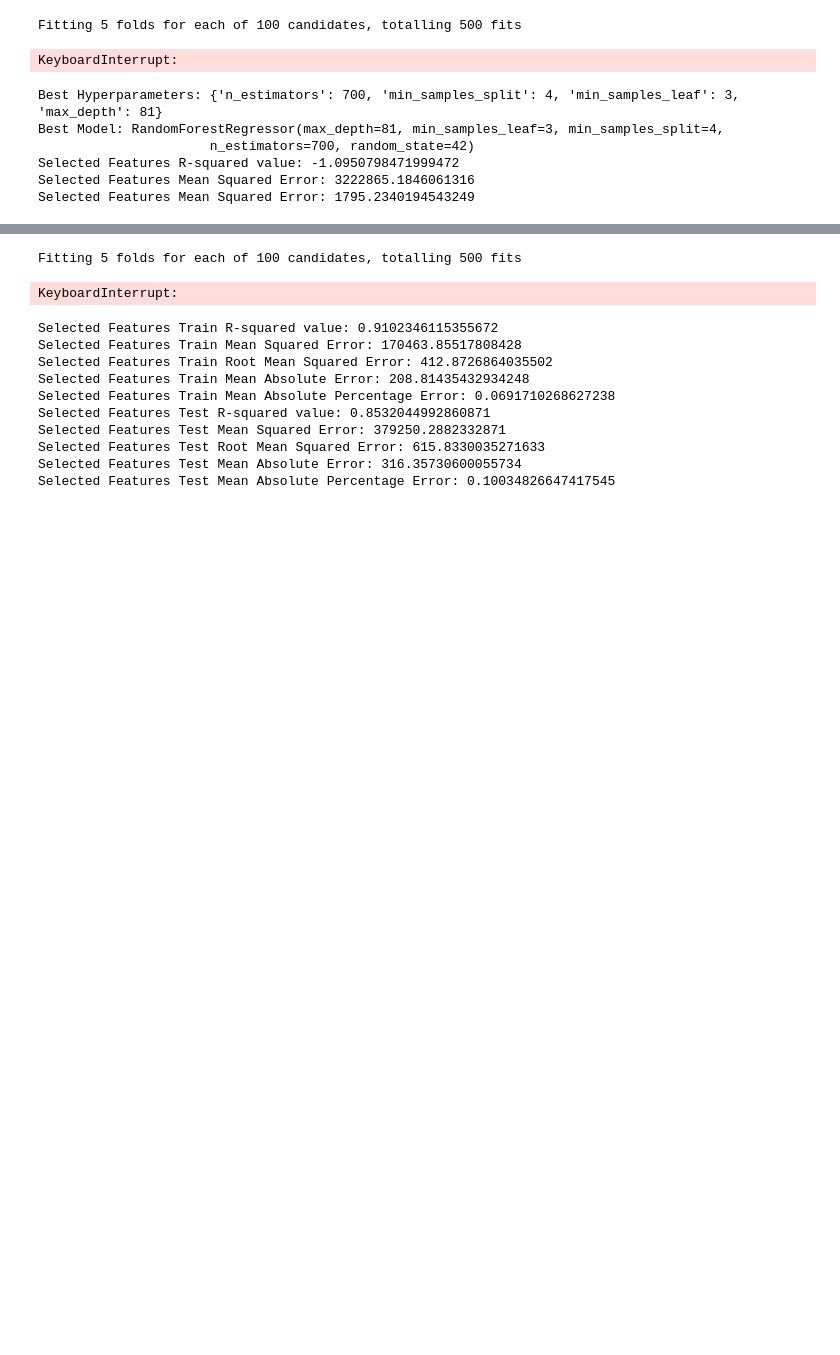
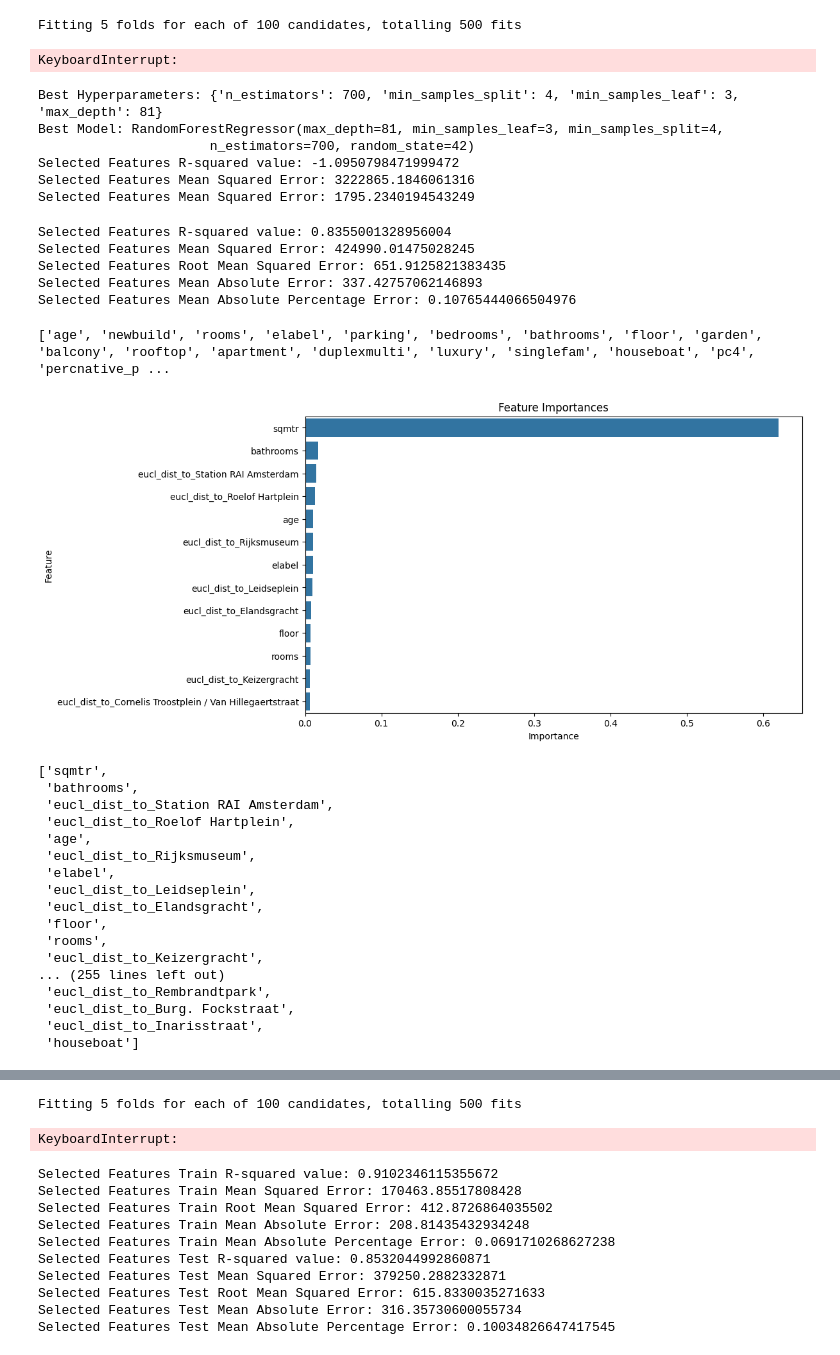
Before and after one commit to TheAphander/rentalprediction, a Jupyter notebook: randomforestregressor_rent.ipynb, the cells around one changed output, grey strips where cells are left out. Drawn from its saved outputs; the diff is of its cells as text; code cells hidden in the pictures; blank space fills up the shorter version.

```diff
--- a/randomforestregressor_rent.ipynb
+++ b/randomforestregressor_rent.ipynb
@@ -64,3 +64,82 @@ Best Model: RandomForestRegressor(max_depth=81, min_samples_leaf=3, min_samples_
 Selected Features R-squared value: -1.0950798471999472
 Selected Features Mean Squared Error: 3222865.1846061316
 Selected Features Mean Squared Error: 1795.2340194543249
+# %%
+import pandas as pd
+from sklearn.ensemble import RandomForestRegressor
+import numpy as np
+from sklearn.model_selection import train_test_split
+from sklearn.metrics import r2_score, mean_squared_error, root_mean_squared_error, mean_absolute_error, mean_absolute_percentage_error
+import matplotlib.pyplot as plt
+import seaborn as sns
+from sklearn.model_selection import RandomizedSearchCV, cross_val_score
+from sklearn.metrics import r2_score, mean_squared_error, root_mean_squared_error, mean_absolute_error, mean_absolute_percentage_error
+
+df = pd.read_csv('rentprediction_dataset_v5.csv')
+
+y = df['rent']
+X = df.drop(columns={'rent'})
+
+X_train, X_test, y_train, y_test = train_test_split(X, y, test_size=0.2, random_state=42)
+rfr = RandomForestRegressor(random_state=42)
+rfr.fit(X_train, y_train)
+y_pred = rfr.predict(X_test)
+
+r2 = r2_score(y_test, y_pred)
+mse = mean_squared_error(y_test, y_pred)
+rmse = root_mean_squared_error(y_test, y_pred)
+mae = mean_absolute_error(y_test, y_pred)
+mape = mean_absolute_percentage_error(y_test, y_pred)
+
+print(f'Selected Features R-squared value: {r2}')
+print(f'Selected Features Mean Squared Error: {mse}')
+print(f'Selected Features Root Mean Squared Error: {rmse}')
+print(f'Selected Features Mean Absolute Error: {mae}')
+print(f'Selected Features Mean Absolute Percentage Error: {mape}')
+# %% [output]
+Selected Features R-squared value: 0.8355001328956004
+Selected Features Mean Squared Error: 424990.01475028245
+Selected Features Root Mean Squared Error: 651.9125821383435
+Selected Features Mean Absolute Error: 337.42757062146893
+Selected Features Mean Absolute Percentage Error: 0.10765444066504976
+# %%
+print(X.columns.to_list())
+# %% [output]
+['age', 'newbuild', 'rooms', 'elabel', 'parking', 'bedrooms', 'bathrooms', 'floor', 'garden', 'balcony', 'rooftop', 'apartment', 'duplexmulti', 'luxury', 'singlefam', 'houseboat', 'pc4', 'percnative_p ...
+# %%
+feature_names = X.columns
+
+
+importances = rfr.feature_importances_
+indices = np.argsort(importances)[::-1]
+
+feature_importances = pd.DataFrame({
+    'Feature': feature_names[indices],
+    'Importance': importances[indices]
+})
+
+plt.figure(figsize=(10, 6))
+sns.barplot(x='Importance', y='Feature', data=feature_importances.head(13))
+plt.title('Feature Importances')
+plt.show()
+
+feature_importances['Feature'].to_list()
+# %% [output]
+[figure, added]
+['sqmtr',
+ 'bathrooms',
+ 'eucl_dist_to_Station RAI Amsterdam',
+ 'eucl_dist_to_Roelof Hartplein',
+ 'age',
+ 'eucl_dist_to_Rijksmuseum',
+ 'elabel',
+ 'eucl_dist_to_Leidseplein',
+ 'eucl_dist_to_Elandsgracht',
+ 'floor',
+ 'rooms',
+ 'eucl_dist_to_Keizergracht',
+... (255 lines left out)
+ 'eucl_dist_to_Rembrandtpark',
+ 'eucl_dist_to_Burg. Fockstraat',
+ 'eucl_dist_to_Inarisstraat',
+ 'houseboat']
```
Also changed, not shown: parts of 5 cells of this notebook, 6 other files.
